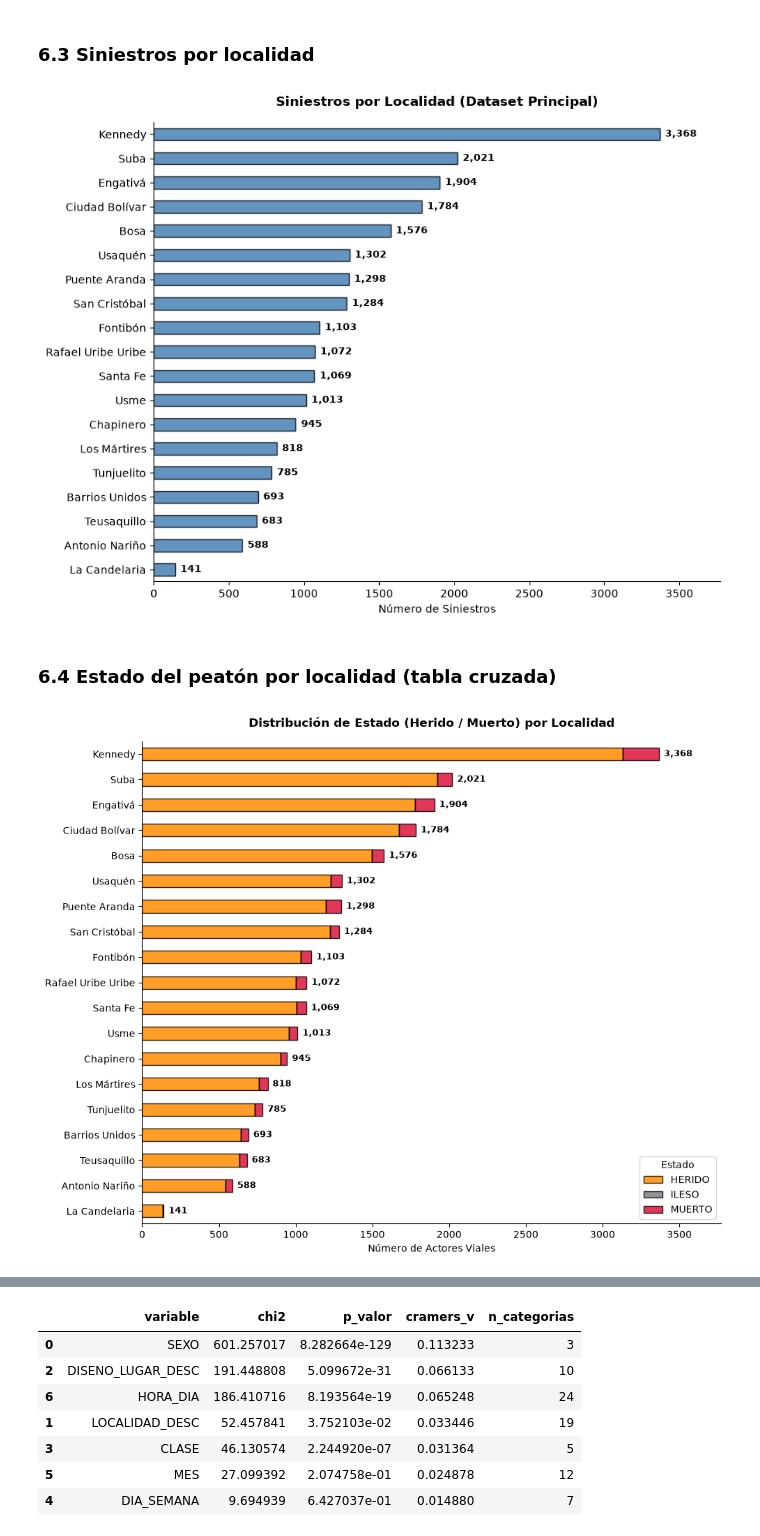
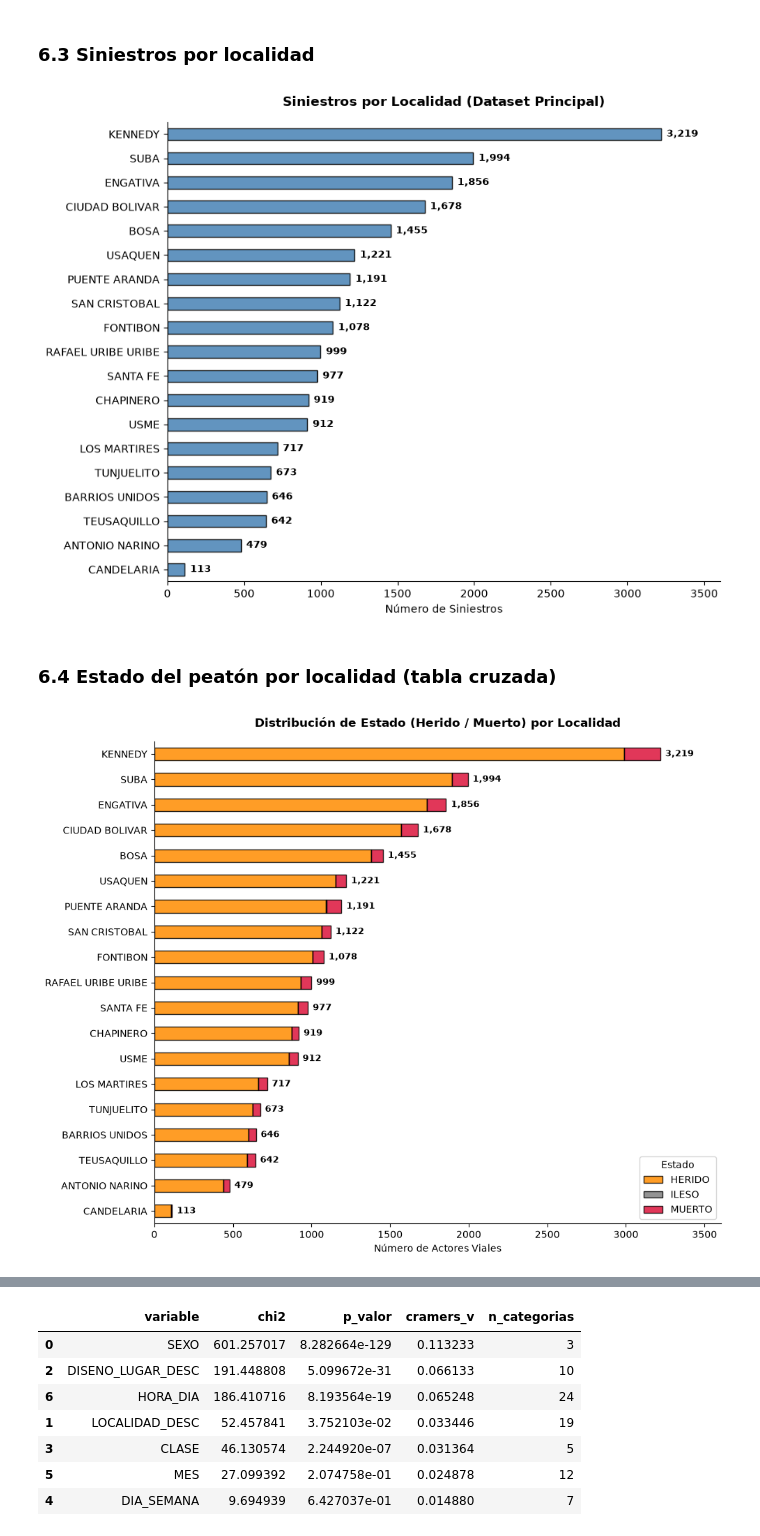
Before and after one commit to BryHerNi21/TT, a Jupyter notebook: EDA2_Siniestros_Viales_Bogota_peatones_indices_ajustados.ipynb, the cells around one changed output, grey strips where cells are left out. Saved outputs shown, nothing was run; the diff lists cells and outputs as text; code cells hidden in the pictures.

```diff
--- a/EDA2_Siniestros_Viales_Bogota_peatones_indices_ajustados.ipynb
+++ b/EDA2_Siniestros_Viales_Bogota_peatones_indices_ajustados.ipynb
@@ -694,7 +678,7 @@ df[df["EDAD"] > 100 ]
 | 263858 | 10455621 | 12569098 | 28/07/2018 | PEATON | HERIDO | 106.0 | FEMENINO | NaN | ... |
 # %%
 # Definir los grupos de edad estándar
-bins = [0, 17, 28, 45, 60, 100]
+bins = [0, 17, 28, 45, 60, 106]
 labels = ['0-17 (Menores)', '18-28 (Jóvenes)', '29-45 (Adultos)', '46-60 (Adultos mayores)', '> 60 (Tercera edad)']
 df_2 = pd.DataFrame()
 # Crear la columna de rango a partir de la edad ya limpia
@@ -779,0 +830,4 @@ resumen_nulos[resumen_nulos['n_nulos'] > 0]
+# %%
+# 2. Asignar las medias a las filas según la columna 'SEXO'
+df['EDAD'] = df['EDAD'].fillna(df['SEXO'].map(media_edad_sexo))
+print("Cantidad de nulos luego de la imputacion: ", df['EDAD'].isna().sum())
@@ -779,0 +838,12 @@ resumen_nulos[resumen_nulos['n_nulos'] > 0]
+# %%
+columnas_eliminar = [
+    'LOCALIDAD',
+    'FECHA_HORA_ACC',
+    'Y',
+    'LONGITUD',
+    'DISENO_LUGAR_DESC',
+    'LATITUD',
+    'X'
+]
+
+df = df.dropna(subset=columnas_eliminar).copy()
@@ -947,23 +1062,15 @@ plt.show()
 # %% [markdown]
 ### 6.3 Siniestros por localidad
 # %%
-import matplotlib.pyplot as plt
-
-# 1. Decodificar la localidad agregando la nueva columna 'LOCALIDAD_DESC' al DataFrame 'df'
-df = decodificar(df, 'SINIESTROS', 'CODIGO_LOCALIDAD', 'LOCALIDAD_DESC')
-
-# 2. Manejar posibles nulos si hay códigos no mapeados
-df['LOCALIDAD_DESC'] = df['LOCALIDAD_DESC'].fillna('Sin Información')
-
-# 3. Graficar usando 'df'
+# 3. Grafica
 fig, ax = plt.subplots(figsize=(9, 7))
 ax.set_axisbelow(True)
 ax.grid(axis='x', linestyle='--', alpha=0.6)
 
-conteos = df['LOCALIDAD_DESC'].value_counts().sort_values()
+conteos = df['LOCALIDAD'].value_counts().sort_values()
 bars = conteos.plot(kind='barh', ax=ax, color='steelblue', edgecolor='black', alpha=0.85)
 
-# 4. Anotar el conteo exacto al final de cada barra
+# 4. Conteo
 for bar in ax.patches:
     width = bar.get_width()
     if width > 0:
@@ -985,50 +1092,50 @@ ax.spines['right'].set_visible(False)
 plt.tight_layout()
 plt.show()
 # %% [output]
-[figure, old version]
+[figure, new version]
 # %% [markdown]
 ### 6.4 Estado del peatón por localidad (tabla cruzada)
 # %%
-# 1. Generar y ordenar la tabla cruzada
-tabla_grav_loc = pd.crosstab(df['LOCALIDAD_DESC'], df['ESTADO'])
+# Generar y ordenar la tabla cruzada
+tabla_grav_loc = pd.crosstab(df['LOCALIDAD'], df['ESTADO'])
 tabla_grav_loc['TOTAL'] = tabla_grav_loc.sum(axis=1)
 
 # Ordenar de mayor a menor según el TOTAL para el gráfico
 tabla_ordenada = tabla_grav_loc.sort_values('TOTAL', ascending=True).drop(columns=['TOTAL'])
 
-# 2. Configurar la figura para barras horizontales apiladas
+# Configurar la figura para barras horizontales apiladas
 fig, ax = plt.subplots(figsize=(10, 8))
 ax.set_axisbelow(True)
 ax.grid(axis='x', linestyle='--', alpha=0.6)
 
 # Definir colores para cada estado
 colores = {'HERIDO': 'darkorange', 'MUERTO': 'crimson'}
 colores_list = [colores.get(col, 'gray') for col in tabla_ordenada.columns]
 
-# 3. Graficar barras apiladas
+# Graficar barras apiladas
 bars = tabla_ordenada.plot(kind='barh', stacked=True, ax=ax, color=colores_list, edgecolor='black', alpha=0.85)
 
-# 4. Anotar el total exacto al final de cada barra
+# Anotar el total exacto al final de cada barra
 for i, (idx, row) in enumerate(tabla_ordenada.iterrows()):
     total = row.sum()
     if total > 0:
         ax.annotate(f'{total:,}',
                     xy=(total, i),
                     xytext=(5, 0),
                     textcoords="offset points",
                     ha='left', va='center', fontsize=9, fontweight='bold')
 
 # 5. Personalización del gráfico
 ax.set_title('Distribución de Estado (Herido / Muerto) por Localidad', fontsize=12, fontweight='bold', pad=15)
 ax.set_xlabel('Número de Actores Viales', fontsize=10)
 ax.set_ylabel('')
 ax.set_xlim(0, tabla_grav_loc['TOTAL'].max() * 1.12)
 ax.legend(title='Estado', frameon=True, loc='lower right')
 
 ax.spines['top'].set_visible(False)
 ax.spines['right'].set_visible(False)
 
 plt.tight_layout()
 plt.show()
 # %% [output]
-[figure, old version]
+[figure, new version]
```
Also changed, not shown: parts of 35 cells of this notebook, 8 other files.
